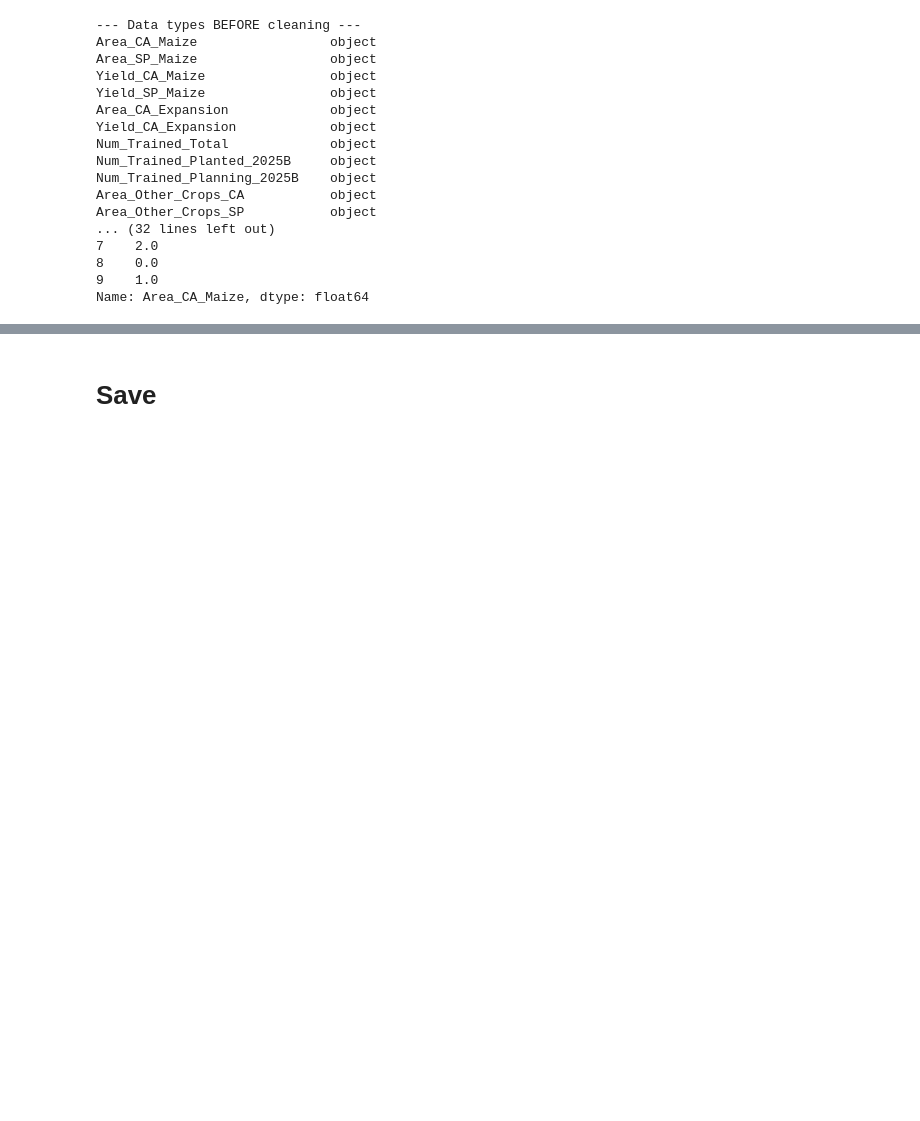
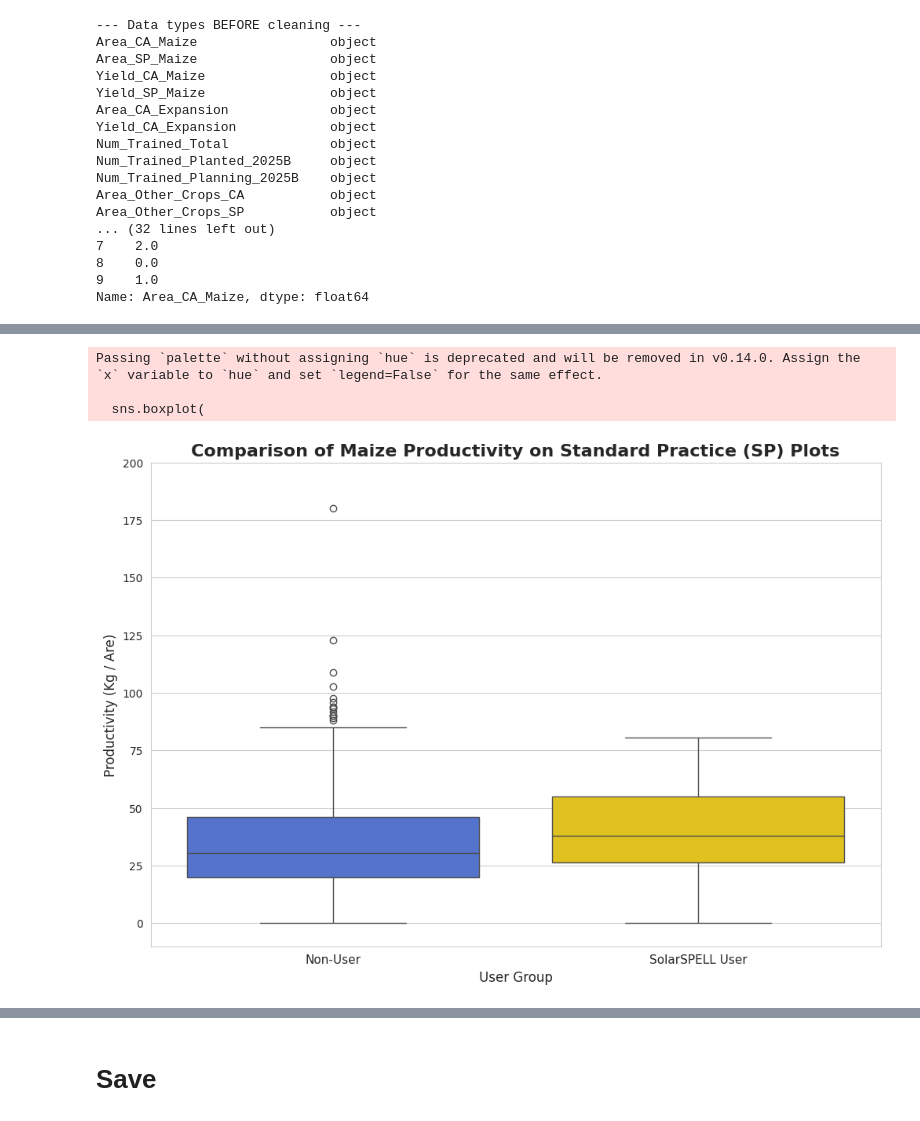
Before and after one commit to ManuelBagasina/solarspell, a Jupyter notebook: RwandaB2RClean.ipynb, the cells around one changed output, grey strips where cells are left out. Saved outputs shown, nothing was run; the diff lists cells and outputs as text; code cells hidden in the pictures; blank space fills up the shorter version.

```diff
--- a/RwandaB2RClean.ipynb
+++ b/RwandaB2RClean.ipynb
@@ -228,0 +245,11 @@ Name: Area_CA_Maize, dtype: float64
+# %%
+# Calculate Productivity for Other Crops
+
+# We proceed under the assumption that the general Area columns correspond to the 2025A Yield columns.
+df['Productivity_Other_CA'] = df['Yield_Other_CA_2025A'] / df['Area_Other_Crops_CA']
+df['Productivity_Other_SP'] = df['Yield_Other_SP_2025A'] / df['Area_Other_Crops_SP']
+
+# As before, replace any resulting infinity values with NaN
+df.replace([np.inf, -np.inf], np.nan, inplace=True)
+
+print("Productivity columns for 'Other Crops' created successfully.")
@@ -230,0 +404,28 @@ Name: Area_CA_Maize, dtype: float64
+# %%
+# --- Visualize SP Maize Productivity ---
+
+# Create a figure with a custom size
+plt.figure(figsize=(12, 8))
+
+# Create the boxplot, changing the y-axis to the SP productivity column
+sns.boxplot(
+    data=df,
+    x='User_Group',
+    y='Productivity_SP_Maize',
+    order=['Non-User', 'SolarSPELL User'],
+    palette=color_palette
+)
+
+plt.ylim(-10, 200)
+plt.title('Comparison of Maize Productivity on Standard Practice (SP) Plots', fontsize=16, fontweight='bold')
+plt.xlabel('User Group', fontsize=12)
+plt.ylabel('Productivity (Kg / Are)', fontsize=12)
+plt.xticks(fontsize=11)
+
+# Display the plot
+plt.show()
+# %% [output]
+Passing `palette` without assigning `hue` is deprecated and will be removed in v0.14.0. Assign the `x` variable to `hue` and set `legend=False` for the same effect.
+
+  sns.boxplot(
+[figure, added]
```
Also changed, not shown: parts of 25 cells of this notebook.
